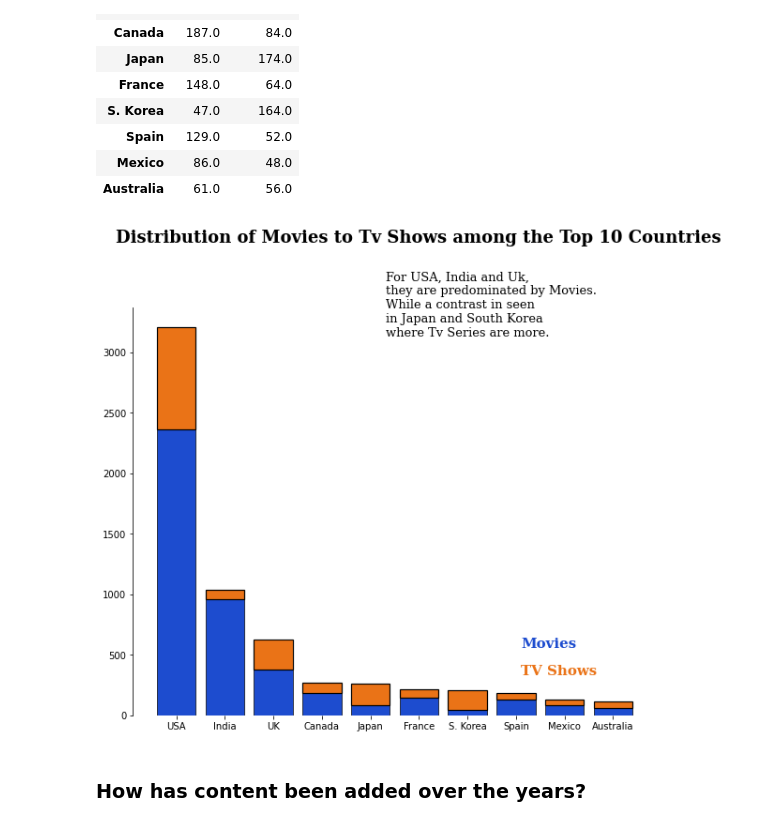
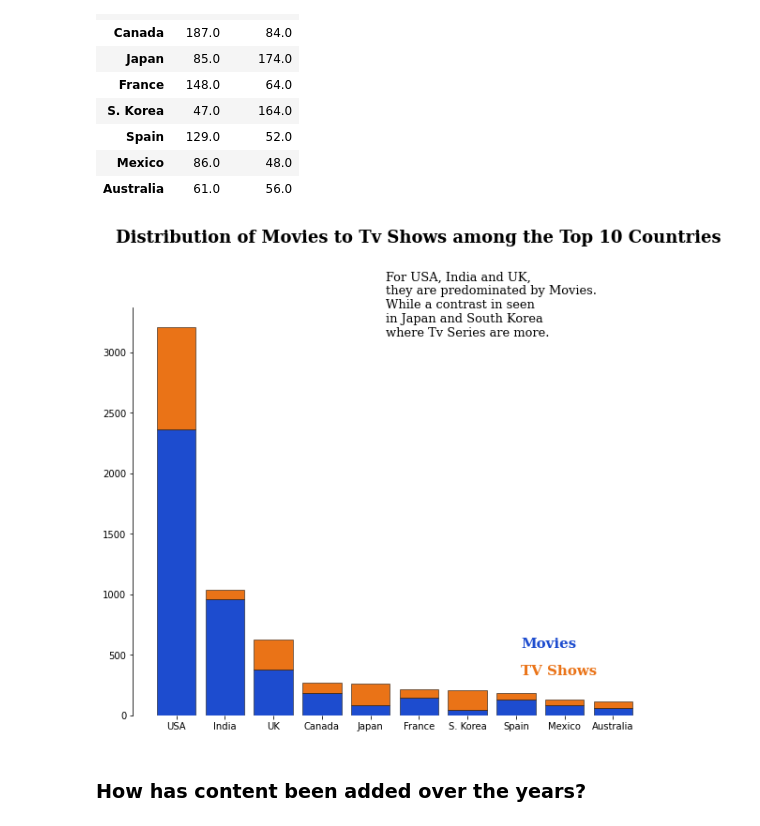
Before and after one commit to TheBlueZayn/Netflix-EDA, a Jupyter notebook: main.ipynb, the cells around one changed output. Drawn from its saved outputs; the diff is of its cells as text; code cells hidden in the pictures.

Commit message:
save plots

```diff
--- a/main.ipynb
+++ b/main.ipynb
@@ -482,24 +482,25 @@ data_var
 | Australia | 61.0 | 56.0 |
 # %%
 fig,ax = plt.subplots(figsize=(10,8))
-ax.bar(data_var.index, data_var["Movie"], color="#1d4ccf", edgecolor='k', linewidth=0.7)
-ax.bar(data_var.index, data_var["TV Show"], bottom=data_var["Movie"], color="#EA7317", edgecolor='k', linewidth=1.2)
+ax.bar(data_var.index, data_var["Movie"], color="#1d4ccf", edgecolor='k', linewidth=0.5)
+ax.bar(data_var.index, data_var["TV Show"], bottom=data_var["Movie"], color="#EA7317", edgecolor='k', linewidth=0.5)
 
 
 for s in ("top", "right", "bottom"):
     ax.spines[s].set_visible(False)
 fig.text(0.1, 1, "Distribution of Movies to Tv Shows among the Top 10 Countries", fontsize=18, fontweight="semibold", fontfamily="serif")
 fig.text(0.5, 0.8, """
-For USA, India and Uk,
+For USA, India and UK,
 they are predominated by Movies.
 While a contrast in seen
 in Japan and South Korea
 where Tv Series are more.
 """, fontsize=13, fontweight="light", fontfamily="serif")
 fig.text(0.7, 0.25, "Movies", fontsize=15, fontweight="bold", fontfamily="serif", color="#1d4ccf")
-fig.text(0.7, 0.2, "TV Shows", fontsize=15, fontweight="bold", fontfamily="serif", color="#EA7317");
+fig.text(0.7, 0.2, "TV Shows", fontsize=15, fontweight="bold", fontfamily="serif", color="#EA7317")
+plt.savefig("Top Countries", dpi=300, bbox_inches="tight");
 # %% [output]
-[figure, old version]
+[figure, new version]
 # %% [markdown]
 ### How has content been added over the years?
 # %%
```
Also changed, not shown: parts of 1 cell of this notebook, 3 other files.
